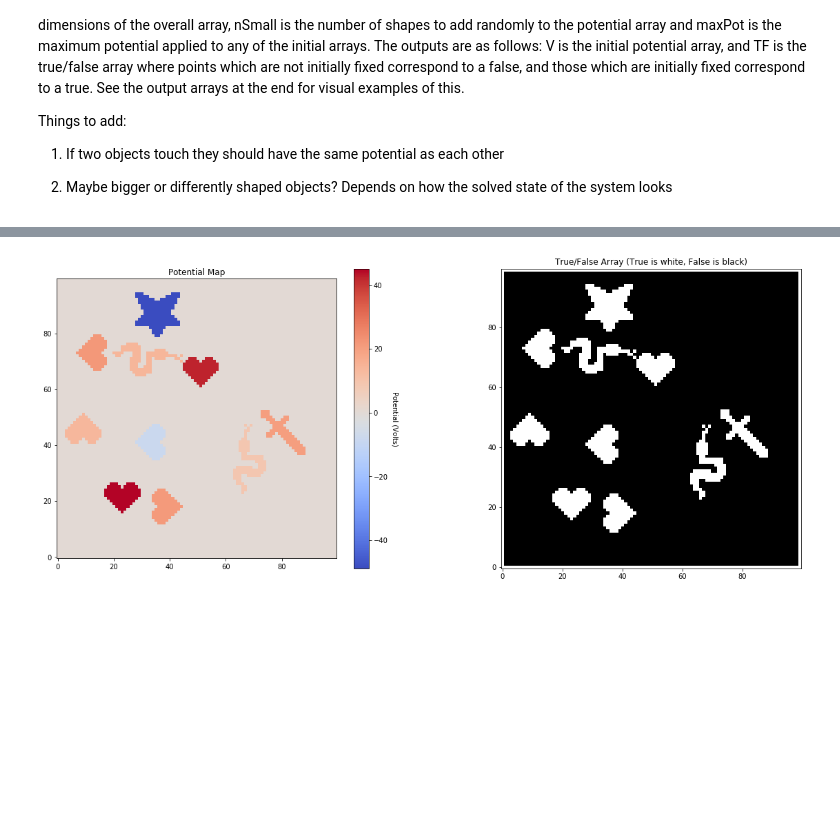
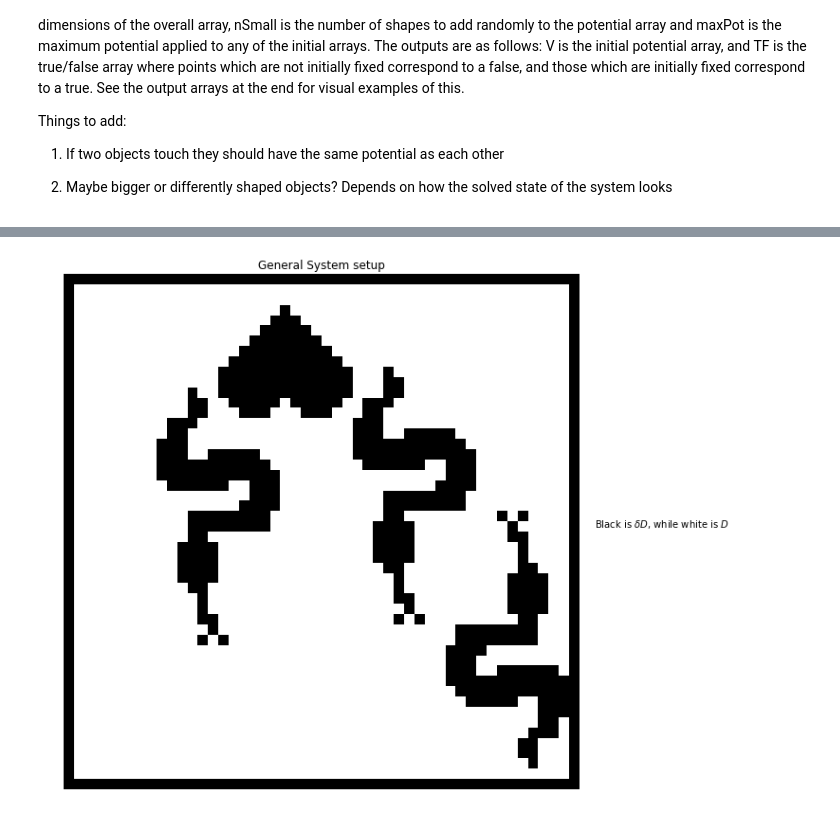
Before and after one commit to baf57/Phys1321Proj, a Jupyter notebook: Brayden's Work.ipynb, the cells around one changed output, grey strips where cells are left out. Drawn from its saved outputs; the diff is of its cells as text; code cells hidden in the pictures; blank space fills up the shorter version.

```diff
--- a/Brayden's Work.ipynb
+++ b/Brayden's Work.ipynb
@@ -13,12 +25,4 @@ import random as rand
 # %%
-# 1) Create array
-#   a) Dynamic size w/ all values 0
-#   b) Also create true/false array w/ all but borders True at first
-# 2) Use rand number generator to add smaller arrays
-#   a) Make smaller array pool w/ each array having changable potentials
-#   b) Make array inserter that adds potentials to potential array and makes TF array false where V!=0
-# 3) Use single def to do all of this
-
 def cArys(x,y):
     V=np.zeros((x,y))
     TF=np.ones((x,y),dtype=bool)
@@ -110,44 +114,38 @@ def bgArys(ind,rot,pot):
 def rota(A,rot):
     for n in range(0,rot):
         A=np.rot90(A)
     return A
 
 def insrt(xi,yi,A,V,TF):
     lx,ly=np.shape(A)
     if np.all(TF[xi:xi+lx,yi:yi+ly]==True):
         V[xi:xi+lx,yi:yi+ly]=A
         TF[xi:xi+lx,yi:yi+ly]=(A==0)
         return False
     else:
         return True
 
 def genInit(x,y,nSmall,minPot,maxPot):
     V,TF=cArys(x,y)
     for n in range(nSmall):
         check=True
         while check:
             ind=rand.randint(0,3)
             rot=rand.randint(0,3)
             pot=rand.uniform(minPot,maxPot)
             A=bgArys(ind,rot,pot)
-            #A=smArys(ind,rot,pot)
             xi=rand.randint(0,x-1)
             yi=rand.randint(0,y-1)
             check=insrt(xi,yi,A,V,TF)
     TF=np.logical_not(TF)
     return V,TF
 
-#####################################################
-
-V,TF=genInit(100,100,10,-50,50)
-plt.figure(figsize=(20,8))
-plt.subplot(121)
-plt.title("Potential Map")
-plt.imshow(V,cmap="coolwarm",origin='lower')
-cbar=plt.colorbar()
-cbar.set_label("Potential (Volts)", rotation=270,labelpad=15)
-plt.subplot(122)
-plt.title("True/False Array (True is white, False is black)")
-plt.imshow(TF,cmap="gray",origin='lower');
+V,TF=genInit(50,50,4,-5,5)
+plt.figure(figsize=(10,10))
+plt.title("General System setup")
+plt.imshow(TF.T,cmap="binary",origin="lower")
+plt.axis("off")
+plt.text(51,25,"Black is $\delta D$, while white is $D$")
+plt.show()
 # %% [output]
-[figure, old version]
+[figure, new version]
```
Also changed, not shown: parts of 5 cells of this notebook.
